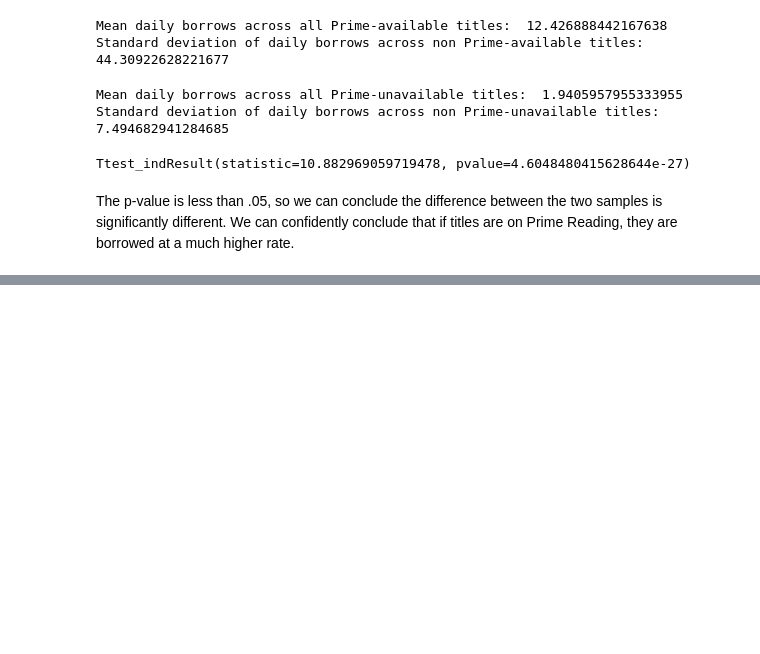
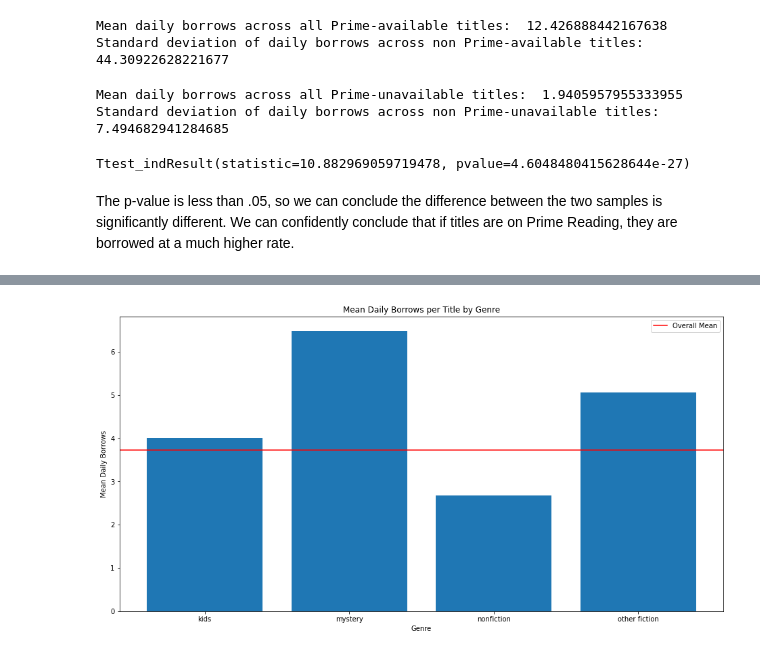
Before and after one commit to jadeadams517/E-Book-Sales-Analysis, a Jupyter notebook: hc_challenge.ipynb, the cells around one changed output, grey strips where cells are left out. Saved outputs shown, nothing was run; the diff lists cells and outputs as text; code cells hidden in the pictures; blank space fills up the shorter version.

```diff
--- a/hc_challenge.ipynb
+++ b/hc_challenge.ipynb
@@ -328,0 +365,4 @@ The p-value is less than .05, so we can conclude the difference between the two
+# %%
+#create df of means by genre
+genre_means = pd.DataFrame(quarterly_df.groupby('genre')['ku_borrows'].mean())
+genre_means.head()
@@ -328,0 +376,14 @@ The p-value is less than .05, so we can conclude the difference between the two
+# %%
+#plot bar graph
+
+fig, ax = plt.subplots(figsize= (16,8))
+
+plt.bar(genre_means.index, genre_means.ku_borrows)
+plt.xlabel('Genre')
+plt.ylabel('Mean Daily Borrows')
+plt.title('Mean Daily Borrows per Title by Genre')
+plt.axhline(quarterly_df.ku_borrows.mean(),color='red',label='Overall Mean')
+plt.legend()
+plt.show();
+# %% [output]
+[figure, added]
```
Also changed, not shown: parts of 20 cells of this notebook.
